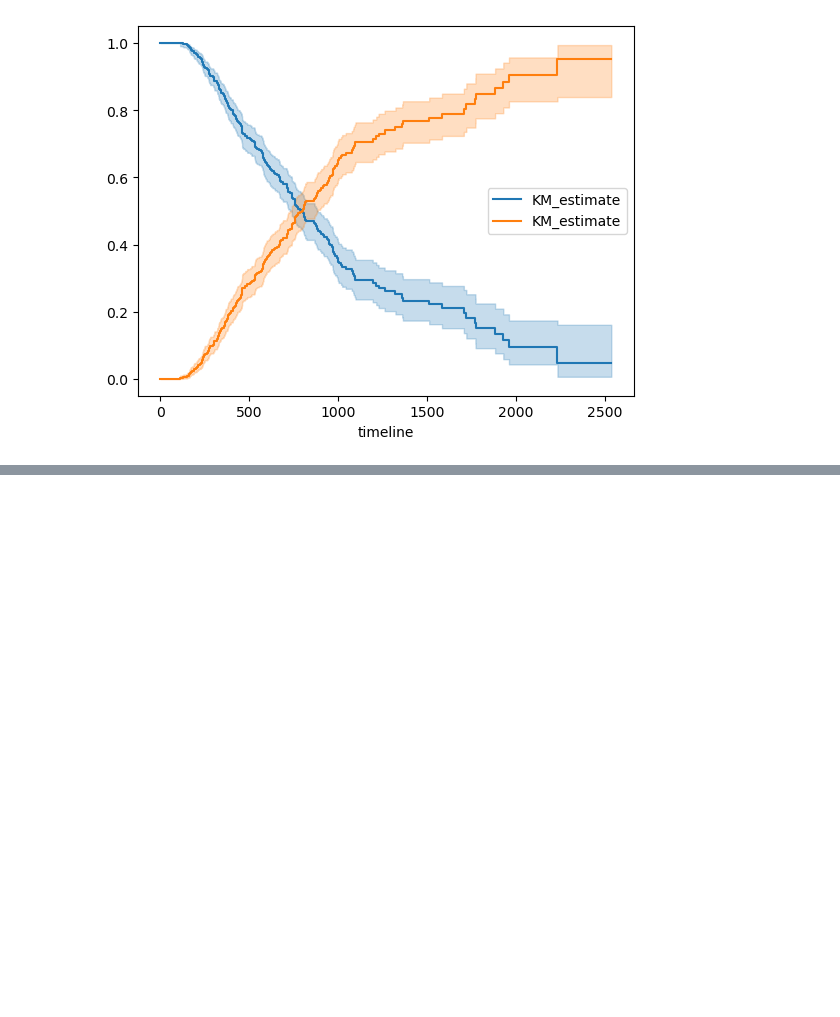
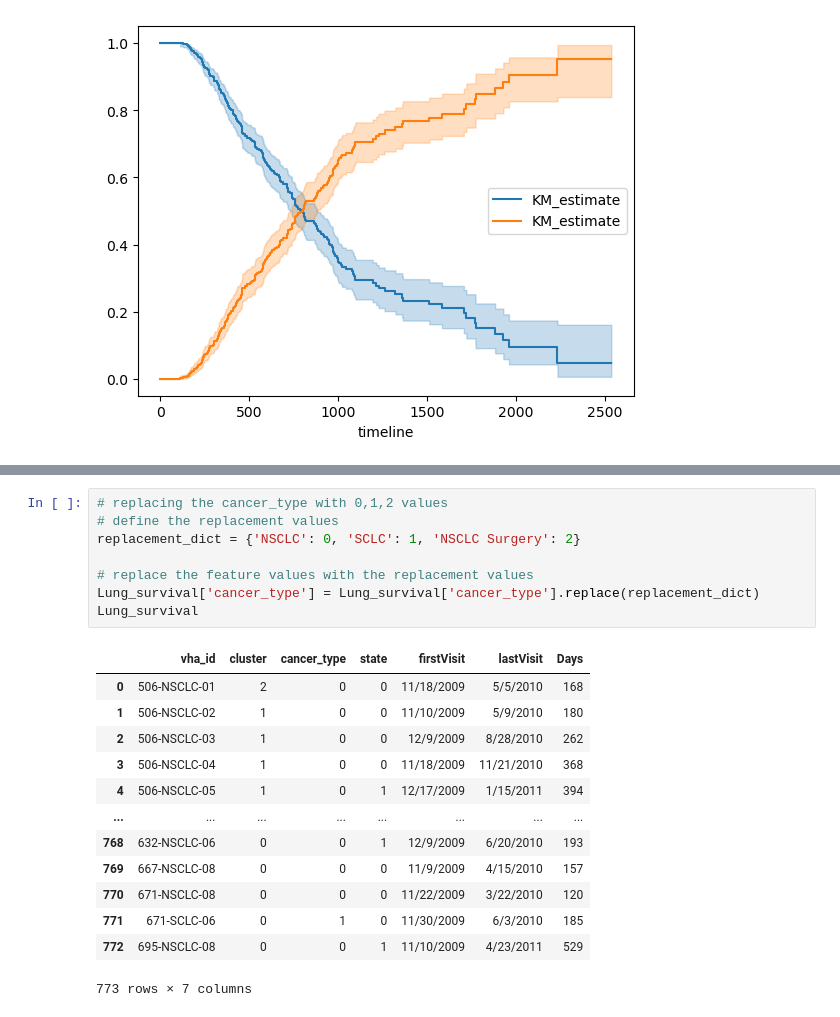
Before and after one commit to almusawiaf/GraphAugmentation, a Jupyter notebook: features_to_PSG.ipynb, the cells around one changed output, grey strips where cells are left out. Saved outputs shown, nothing was run; the diff lists cells and outputs as text; blank space fills up the shorter version.

```diff
--- a/features_to_PSG.ipynb
+++ b/features_to_PSG.ipynb
@@ -313,0 +329,22 @@ P-value (2,3) =  7.940854816892082e-06
+# %%
+# replacing the cancer_type with 0,1,2 values
+# define the replacement values
+replacement_dict = {'NSCLC': 0, 'SCLC': 1, 'NSCLC Surgery': 2}
+
+# replace the feature values with the replacement values
+Lung_survival['cancer_type'] = Lung_survival['cancer_type'].replace(replacement_dict)
+Lung_survival
+# %% [output]
+|  | vha_id | cluster | cancer_type | state | firstVisit | lastVisit | Days |
+| 0 | 506-NSCLC-01 | 2 | 0 | 0 | 11/18/2009 | 5/5/2010 | 168 |
+| 1 | 506-NSCLC-02 | 1 | 0 | 0 | 11/10/2009 | 5/9/2010 | 180 |
+| 2 | 506-NSCLC-03 | 1 | 0 | 0 | 12/9/2009 | 8/28/2010 | 262 |
+| 3 | 506-NSCLC-04 | 1 | 0 | 0 | 11/18/2009 | 11/21/2010 | 368 |
+| 4 | 506-NSCLC-05 | 1 | 0 | 1 | 12/17/2009 | 1/15/2011 | 394 |
+| ... | ... | ... | ... | ... | ... | ... | ... |
+| 768 | 632-NSCLC-06 | 0 | 0 | 1 | 12/9/2009 | 6/20/2010 | 193 |
+| 769 | 667-NSCLC-08 | 0 | 0 | 0 | 11/9/2009 | 4/15/2010 | 157 |
+| 770 | 671-NSCLC-08 | 0 | 0 | 0 | 11/22/2009 | 3/22/2010 | 120 |
+| 771 | 671-SCLC-06 | 0 | 1 | 0 | 11/30/2009 | 6/3/2010 | 185 |
+| 772 | 695-NSCLC-08 | 0 | 0 | 1 | 11/10/2009 | 4/23/2011 | 529 |
+773 rows × 7 columns
```
Also changed, not shown: parts of 5 cells of this notebook, 1 other file.
